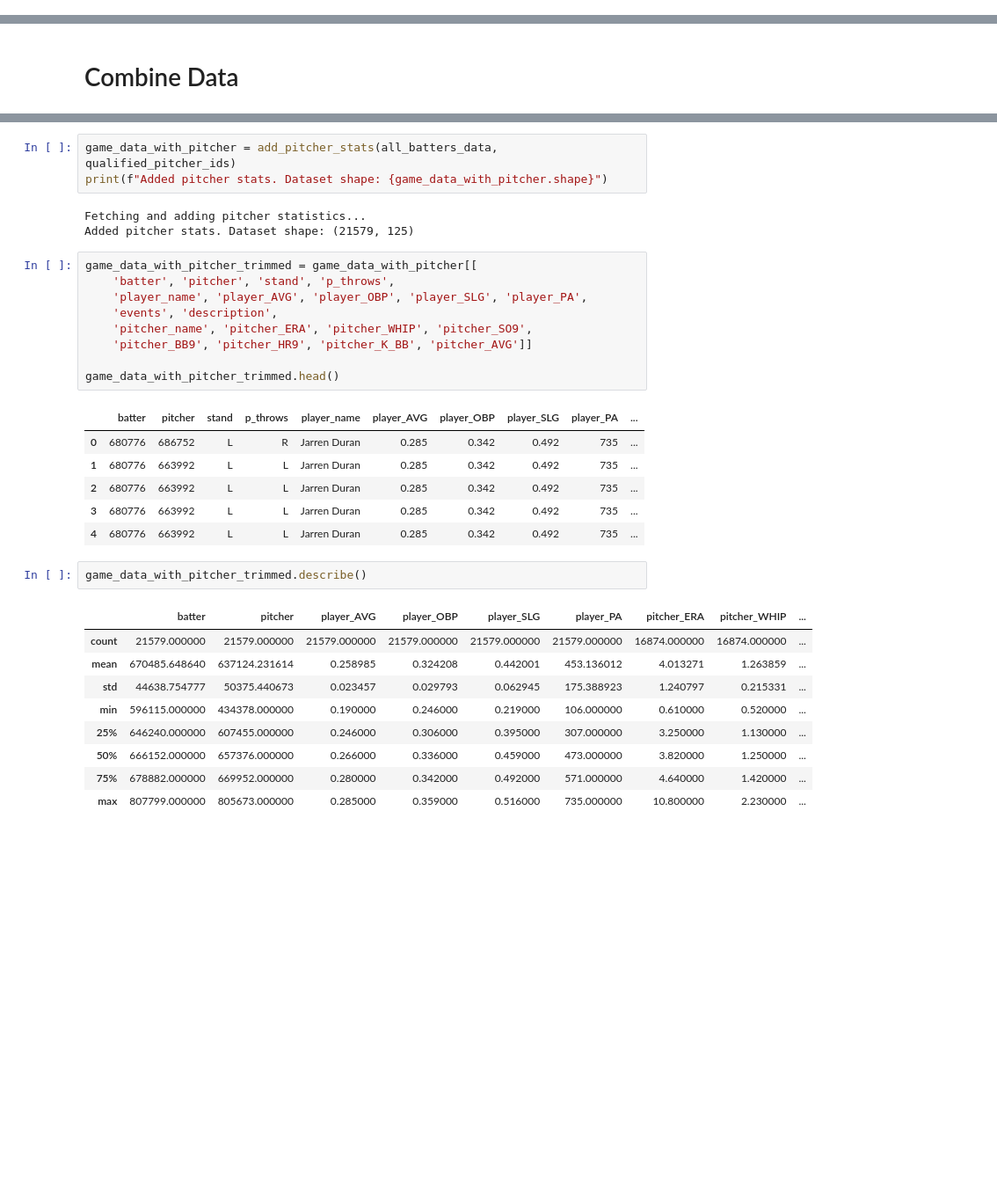
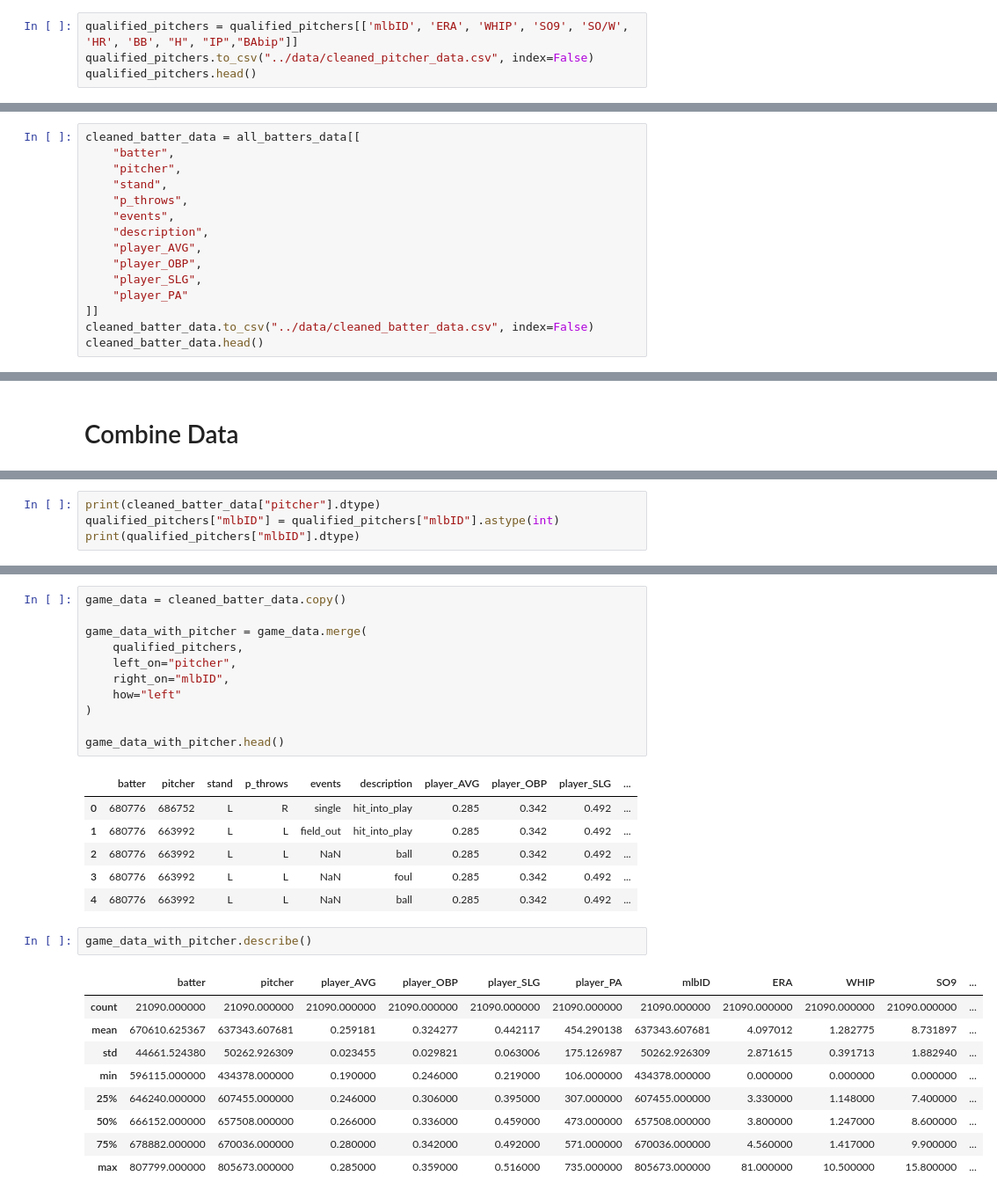
Before and after one commit to JSakuraa/mlb-hit-prediction, a Jupyter notebook: src/DATA_COLLECTION.ipynb, the cells around one changed output, grey strips where cells are left out. Shown at 88% size. Drawn from its saved outputs; the diff is of its cells as text; blank space fills up the shorter version.

Commit message:
finished data collection

```diff
--- a/src/DATA_COLLECTION.ipynb
+++ b/src/DATA_COLLECTION.ipynb
@@ -177,0 +161,4 @@ qualified_pitcher_ids.head()
+# %%
+qualified_pitchers = qualified_pitchers[['mlbID', 'ERA', 'WHIP', 'SO9', 'SO/W', 'HR', 'BB', "H", "IP","BAbip"]]
+qualified_pitchers.to_csv("../data/cleaned_pitcher_data.csv", index=False)
+qualified_pitchers.head()
@@ -177,0 +172,15 @@ qualified_pitcher_ids.head()
+# %%
+cleaned_batter_data = all_batters_data[[
+    "batter",
+    "pitcher",
+    "stand",
+    "p_throws",
+    "events",
+    "description",
+    "player_AVG",
+    "player_OBP",
+    "player_SLG",
+    "player_PA"
+]]
+cleaned_batter_data.to_csv("../data/cleaned_batter_data.csv", index=False)
+cleaned_batter_data.head()
@@ -208,3 +225,7 @@ def add_pitcher_stats(game_data, all_pitchers, year=YEAR):
         )
 
     return game_data_with_pitcher
+# %%
+print(cleaned_batter_data["pitcher"].dtype)
+qualified_pitchers["mlbID"] = qualified_pitchers["mlbID"].astype(int)
+print(qualified_pitchers["mlbID"].dtype)
@@ -211,34 +235,30 @@ def add_pitcher_stats(game_data, all_pitchers, year=YEAR):
 # %%
-game_data_with_pitcher = add_pitcher_stats(all_batters_data, qualified_pitcher_ids)
-print(f"Added pitcher stats. Dataset shape: {game_data_with_pitcher.shape}")
+game_data = cleaned_batter_data.copy()
+
+game_data_with_pitcher = game_data.merge(
+    qualified_pitchers,
+    left_on="pitcher",
+    right_on="mlbID",
+    how="left"
+)
+
+game_data_with_pitcher.head()
 # %% [output]
-Fetching and adding pitcher statistics...
-Added pitcher stats. Dataset shape: (21579, 125)
+|  | batter | pitcher | stand | p_throws | events | description | player_AVG | player_OBP | player_SLG | ... |
+| 0 | 680776 | 686752 | L | R | single | hit_into_play | 0.285 | 0.342 | 0.492 | ... |
+| 1 | 680776 | 663992 | L | L | field_out | hit_into_play | 0.285 | 0.342 | 0.492 | ... |
+| 2 | 680776 | 663992 | L | L | NaN | ball | 0.285 | 0.342 | 0.492 | ... |
+| 3 | 680776 | 663992 | L | L | NaN | foul | 0.285 | 0.342 | 0.492 | ... |
+| 4 | 680776 | 663992 | L | L | NaN | ball | 0.285 | 0.342 | 0.492 | ... |
-# %%
-game_data_with_pitcher_trimmed = game_data_with_pitcher[[
-    'batter', 'pitcher', 'stand', 'p_throws',
-    'player_name', 'player_AVG', 'player_OBP', 'player_SLG', 'player_PA',
-    'events', 'description',
-    'pitcher_name', 'pitcher_ERA', 'pitcher_WHIP', 'pitcher_SO9',
-    'pitcher_BB9', 'pitcher_HR9', 'pitcher_K_BB', 'pitcher_AVG']]
-
-game_data_with_pitcher_trimmed.head()
-# %% [output]
-|  | batter | pitcher | stand | p_throws | player_name | player_AVG | player_OBP | player_SLG | player_PA | ... |
-| 0 | 680776 | 686752 | L | R | Jarren Duran | 0.285 | 0.342 | 0.492 | 735 | ... |
-| 1 | 680776 | 663992 | L | L | Jarren Duran | 0.285 | 0.342 | 0.492 | 735 | ... |
-| 2 | 680776 | 663992 | L | L | Jarren Duran | 0.285 | 0.342 | 0.492 | 735 | ... |
-| 3 | 680776 | 663992 | L | L | Jarren Duran | 0.285 | 0.342 | 0.492 | 735 | ... |
-| 4 | 680776 | 663992 | L | L | Jarren Duran | 0.285 | 0.342 | 0.492 | 735 | ... |
 # %%
-game_data_with_pitcher_trimmed.describe()
+game_data_with_pitcher.describe()
 # %% [output]
-|  | batter | pitcher | player_AVG | player_OBP | player_SLG | player_PA | pitcher_ERA | pitcher_WHIP | ... |
-| count | 21579.000000 | 21579.000000 | 21579.000000 | 21579.000000 | 21579.000000 | 21579.000000 | 16874.000000 | 16874.000000 | ... |
-| mean | 670485.648640 | 637124.231614 | 0.258985 | 0.324208 | 0.442001 | 453.136012 | 4.013271 | 1.263859 | ... |
-| std | 44638.754777 | 50375.440673 | 0.023457 | 0.029793 | 0.062945 | 175.388923 | 1.240797 | 0.215331 | ... |
-| min | 596115.000000 | 434378.000000 | 0.190000 | 0.246000 | 0.219000 | 106.000000 | 0.610000 | 0.520000 | ... |
-| 25% | 646240.000000 | 607455.000000 | 0.246000 | 0.306000 | 0.395000 | 307.000000 | 3.250000 | 1.130000 | ... |
-| 50% | 666152.000000 | 657376.000000 | 0.266000 | 0.336000 | 0.459000 | 473.000000 | 3.820000 | 1.250000 | ... |
-| 75% | 678882.000000 | 669952.000000 | 0.280000 | 0.342000 | 0.492000 | 571.000000 | 4.640000 | 1.420000 | ... |
-| max | 807799.000000 | 805673.000000 | 0.285000 | 0.359000 | 0.516000 | 735.000000 | 10.800000 | 2.230000 | ... |
+|  | batter | pitcher | player_AVG | player_OBP | player_SLG | player_PA | mlbID | ERA | WHIP | SO9 | ... |
+| count | 21090.000000 | 21090.000000 | 21090.000000 | 21090.000000 | 21090.000000 | 21090.000000 | 21090.000000 | 21090.000000 | 21090.000000 | 21090.000000 | ... |
+| mean | 670610.625367 | 637343.607681 | 0.259181 | 0.324277 | 0.442117 | 454.290138 | 637343.607681 | 4.097012 | 1.282775 | 8.731897 | ... |
+| std | 44661.524380 | 50262.926309 | 0.023455 | 0.029821 | 0.063006 | 175.126987 | 50262.926309 | 2.871615 | 0.391713 | 1.882940 | ... |
+| min | 596115.000000 | 434378.000000 | 0.190000 | 0.246000 | 0.219000 | 106.000000 | 434378.000000 | 0.000000 | 0.000000 | 0.000000 | ... |
+| 25% | 646240.000000 | 607455.000000 | 0.246000 | 0.306000 | 0.395000 | 307.000000 | 607455.000000 | 3.330000 | 1.148000 | 7.400000 | ... |
+| 50% | 666152.000000 | 657508.000000 | 0.266000 | 0.336000 | 0.459000 | 473.000000 | 657508.000000 | 3.800000 | 1.247000 | 8.600000 | ... |
+| 75% | 678882.000000 | 670036.000000 | 0.280000 | 0.342000 | 0.492000 | 571.000000 | 670036.000000 | 4.560000 | 1.417000 | 9.900000 | ... |
+| max | 807799.000000 | 805673.000000 | 0.285000 | 0.359000 | 0.516000 | 735.000000 | 805673.000000 | 81.000000 | 10.500000 | 15.800000 | ... |
```
Also changed, not shown: parts of 12 cells of this notebook, 8 other files.
